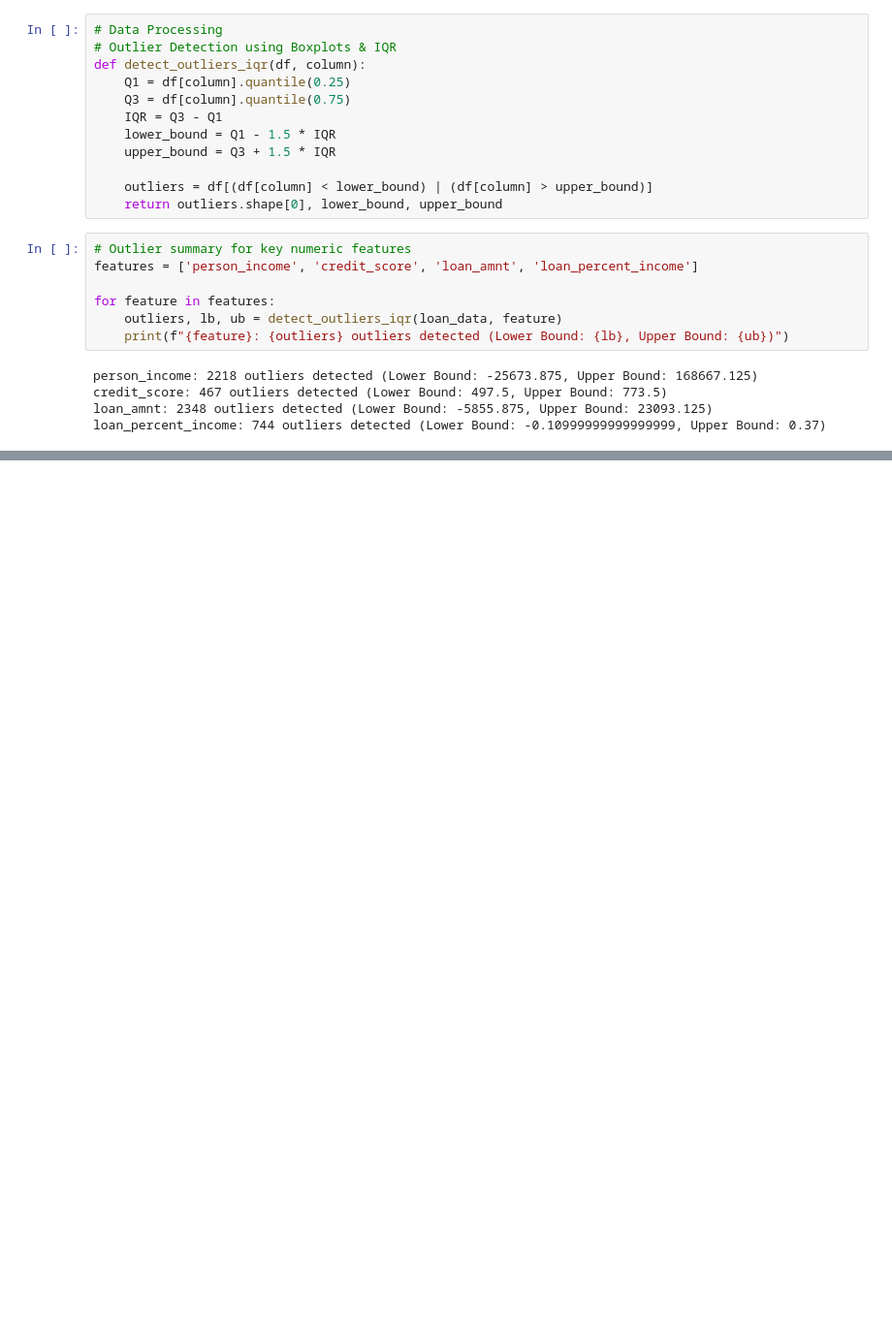
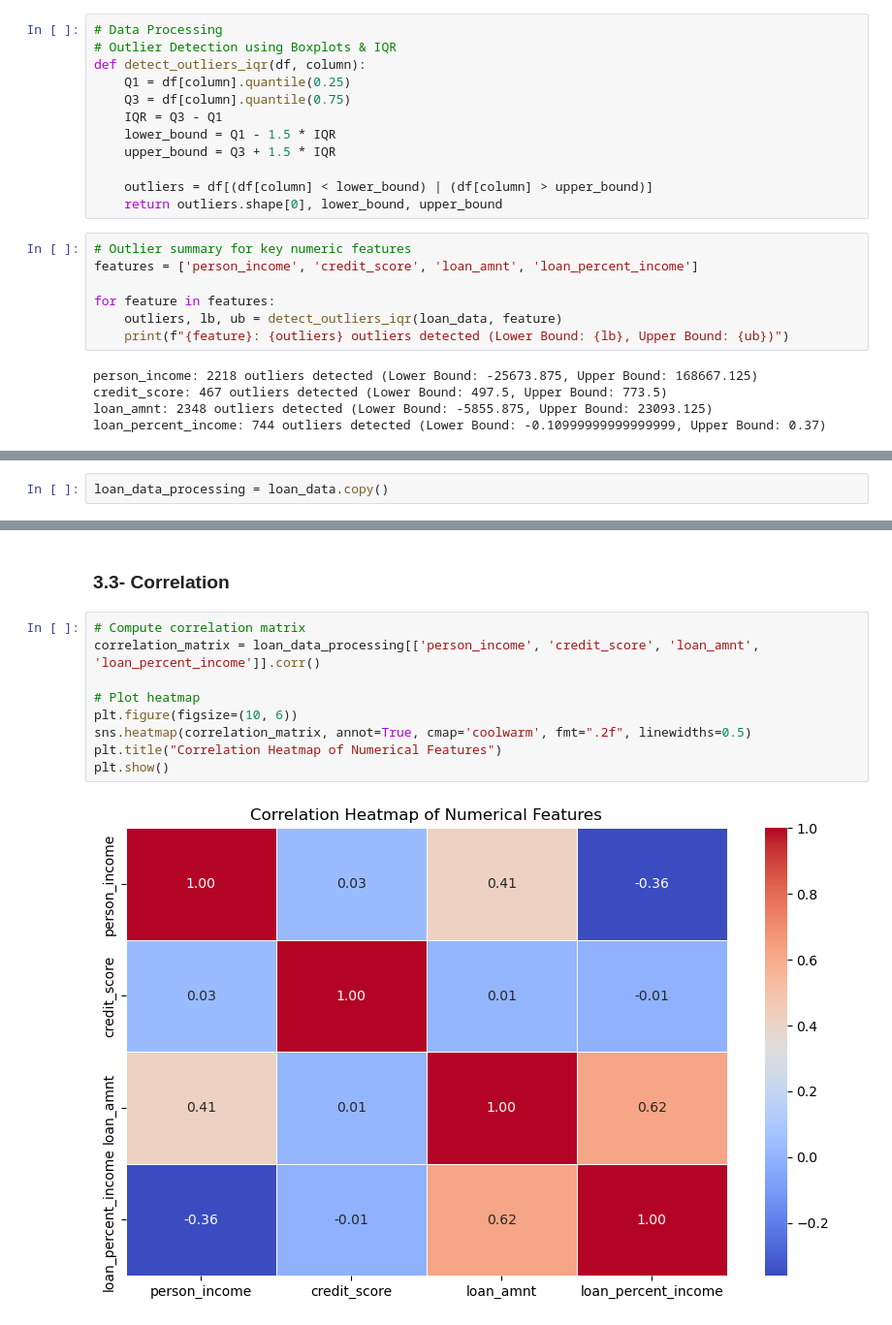
Before and after one commit to khan-asim-88/Loan-Approval-Prediction-Using-Machine-Learning, a Jupyter notebook: Loan_Approval_Prediction.ipynb, the cells around one changed output, grey strips where cells are left out. Shown at 97% size. Saved outputs shown, nothing was run; the diff lists cells and outputs as text; blank space fills up the shorter version.

```diff
--- a/Loan_Approval_Prediction.ipynb
+++ b/Loan_Approval_Prediction.ipynb
@@ -473,0 +487,2 @@ loan_percent_income: 744 outliers detected (Lower Bound: -0.10999999999999999, U
+# %%
+loan_data_processing = loan_data.copy()
@@ -473,0 +514,13 @@ loan_percent_income: 744 outliers detected (Lower Bound: -0.10999999999999999, U
+# %% [markdown]
+### 3.3- Correlation
+# %%
+# Compute correlation matrix
+correlation_matrix = loan_data_processing[['person_income', 'credit_score', 'loan_amnt', 'loan_percent_income']].corr()
+
+# Plot heatmap
+plt.figure(figsize=(10, 6))
+sns.heatmap(correlation_matrix, annot=True, cmap='coolwarm', fmt=".2f", linewidths=0.5)
+plt.title("Correlation Heatmap of Numerical Features")
+plt.show()
+# %% [output]
+[figure, added]
```
Also changed, not shown: parts of 8 cells of this notebook.
